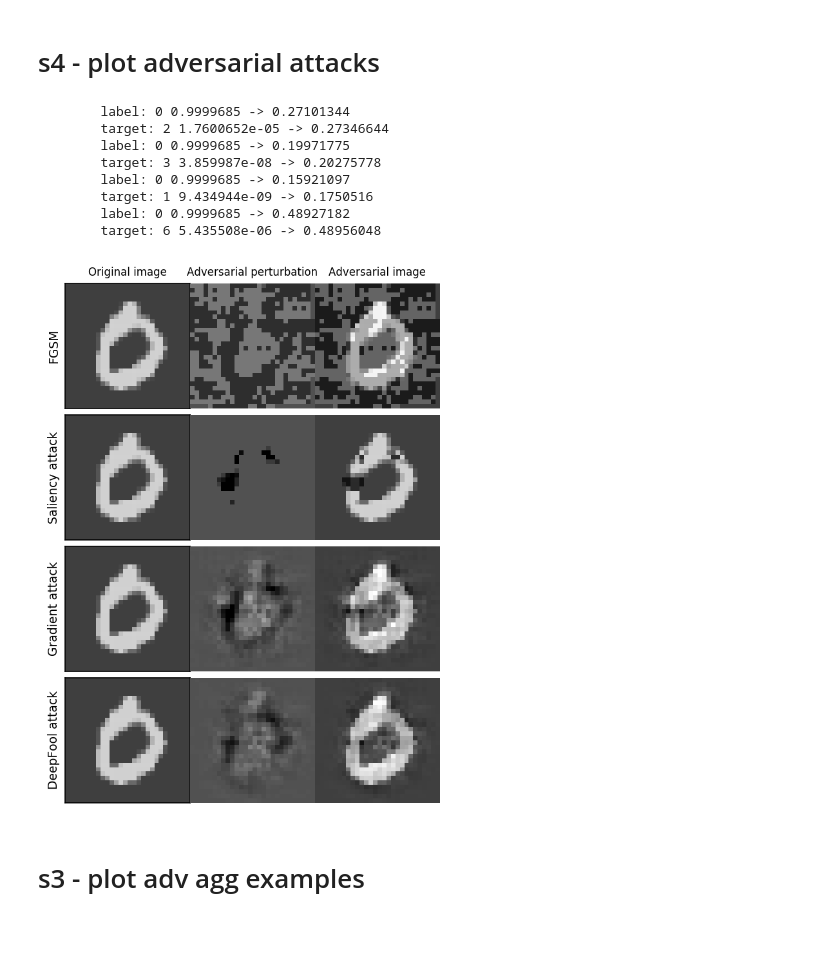
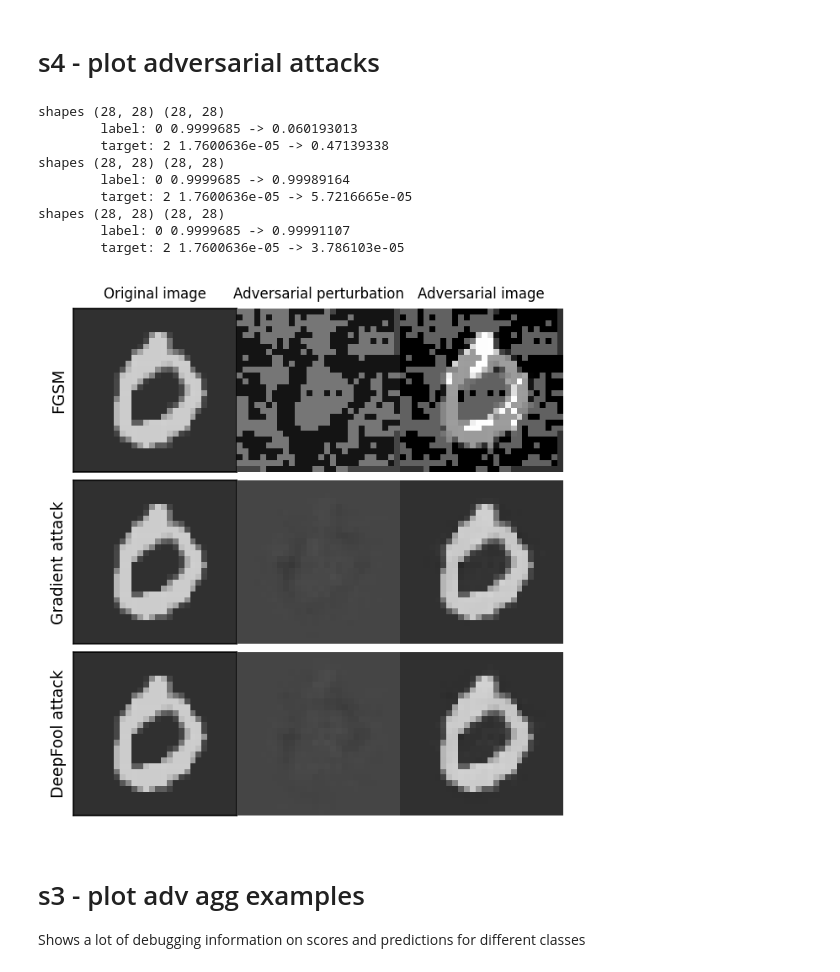
Before and after one commit to csinva/hierarchical-dnn-interpretations, a Jupyter notebook: reproduce_figs/mnist_figs3,s4.ipynb, the cells around one changed output. Drawn from its saved outputs; the diff is of its cells as text; code cells hidden in the pictures; blank space fills up the shorter version.

```diff
--- a/reproduce_figs/mnist_figs3,s4.ipynb
+++ b/reproduce_figs/mnist_figs3,s4.ipynb
@@ -111,6 +107,8 @@ plt.show()
 [figure]
 # %%
 def attack_im_num(dset, model, im_num, attack_type, device='cuda'):
+    '''Return adversarially manipulated image
+    '''
     # seed
     np.random.seed(13)
     random.seed(13)
@@ -119,27 +117,28 @@ def attack_im_num(dset, model, im_num, attack_type, device='cuda'):
     im_torch, im_orig, label = dset.get_im_and_label(im_num, device=device)
     pix_min = np.min(im_torch.data.cpu().numpy())
     pix_max = np.max(im_torch.data.cpu().numpy())
-    fmodel = foolbox.models.PyTorchModel(model, bounds=(pix_min-1, pix_max+1),
-                                         num_classes=10, channel_axis=1)
-    if attack_type == 'saliency':
-        attack = foolbox.attacks.SaliencyMapAttack(fmodel) # saliency map attack has some good stuff
-    elif attack_type == 'fgsm':
-        attack = foolbox.attacks.FGSM(fmodel) # saliency map attack has some good stuff
+    fmodel = foolbox.models.PyTorchModel(model, bounds=(pix_min-1, pix_max+1))
+#     if attack_type == 'saliency':
+#         attack = foolbox.attacks.SaliencyMapAttack() # saliency map attack has some good stuff
+    if attack_type == 'fgsm':
+        attack = foolbox.attacks.LinfFastGradientAttack() # saliency map attack has some good stuff
     elif attack_type == 'gradientattack':
-        attack = foolbox.attacks.GradientAttack(fmodel) # saliency map attack has some good stuff
+        attack = foolbox.attacks.L2FastGradientAttack() # saliency map attack has some good stuff
     elif attack_type == 'deepfoolattack':
-        attack = foolbox.attacks.DeepFoolAttack(fmodel) # saliency map attack has some good stuff
+        attack = foolbox.attacks.L2DeepFoolAttack() # saliency map attack has some good stuff
     elif attack_type == 'boundaryattack':
-        attack = foolbox.attacks.BoundaryAttack(fmodel) # saliency map attack has some good stuff
+        attack = foolbox.attacks.BoundaryAttack() # saliency map attack has some good stuff
 
     if attack_type == 'boundaryattack':
-        im_orig_adv = attack(im_torch.data.cpu().numpy()[0], label, log_every_n_steps=10000)
+        _, im_orig_advs, success = attack(fmodel, im_torch,
+                                          torch.LongTensor([label]).to(device), epsilons=[1.0]) #, log_every_n_steps=10000)
     else:
-        im_orig_adv = attack(im_torch.data.cpu().numpy()[0], label)
+        _, im_orig_advs, success = attack(fmodel, im_torch,
+                                          torch.LongTensor([label]).to(device), epsilons=[1.0])
+    im_torch_adv = im_orig_advs[0]
 
     # # set up vars
-    im_torch_adv = torch.from_numpy(np.expand_dims(im_orig_adv, 0)).to(device)
-    im_orig_adv = im_orig_adv[0] # make this 28 x 28
+    im_orig_adv = im_torch_adv.data.cpu().numpy()[0, 0] # make this 28 x 28
 
     # see preds
     pred_orig = model(im_torch).exp().data.cpu().numpy().flatten()
@@ -155,9 +154,9 @@ def attack_im_num(dset, model, im_num, attack_type, device='cuda'):
 # %%
 # attack image in several ways
 im_num = 3
-ats = ['fgsm', 'saliency', 'gradientattack', 'deepfoolattack'] #, 'boundaryattack']
+ats = ['fgsm', 'gradientattack', 'deepfoolattack'] #, 'boundaryattack']
 vals = []
-for attack_type in ats:
+for attack_type in tqdm(ats):
     im_orig, im_torch, im_orig_adv, im_torch_adv, label, target, pred_orig, pred_adv = attack_im_num(dset, model, im_num, attack_type, device=device)
     vals.append((im_orig, im_torch, im_orig_adv, im_torch_adv, label, target, pred_orig, pred_adv))
 
@@ -167,7 +166,7 @@ num_rows = 5
 num_cols = 3
 titsize = 8
 labsize = 9
-att_names = ['FGSM', 'Saliency attack', 'Gradient attack', 'DeepFool attack', 'Boundary attack']
+att_names = ['FGSM', 'Gradient attack', 'DeepFool attack', 'Boundary attack'] # 'Saliency attack',
 
 # find min and max
 vmin = 1000
@@ -181,44 +180,47 @@ for i, attack_type in enumerate(ats):
 
 # plot
 for i, attack_type in enumerate(ats):
     (im_orig, im_torch, im_orig_adv, im_torch_adv, label, target, pred_orig, pred_adv) = vals[i]
 
     plt.subplot(num_rows, num_cols, num_cols * i + 1)
     plt.imshow(im_orig, cmap='gray', vmin=vmin, vmax=vmax)
     plt.gca().xaxis.set_visible(False)
     plt.gca().yaxis.set_ticks([])
     if i == 0:
         plt.title('Original image', fontsize=titsize)
     plt.ylabel(att_names[i], fontsize=labsize)
 
     plt.subplot(num_rows, num_cols, num_cols * i + 2)
+    print('shapes', im_orig_adv.shape, im_orig.shape)
     plt.imshow(im_orig_adv - im_orig, cmap='gray', vmin=vmin, vmax=vmax)
     plt.axis('off')
     if i == 0:
         plt.title('Adversarial perturbation', fontsize=titsize)
 
     plt.subplot(num_rows, num_cols, num_cols * i + 3)
     plt.imshow(im_orig_adv, cmap='gray', vmin=vmin, vmax=vmax)
     plt.axis('off')
     if i == 0:
         plt.title('Adversarial image', fontsize=titsize)
     print('\tlabel:', label, pred_orig[label], '->', pred_adv[label])
     print('\ttarget:', target, pred_orig[target], '->', pred_adv[target])
 
 plt.subplots_adjust(wspace=0, hspace=0)
 plt.show()
 # %% [output]
-        label: 0 0.9999685 -> 0.27101344
-        target: 2 1.7600652e-05 -> 0.27346644
-        label: 0 0.9999685 -> 0.19971775
-        target: 3 3.859987e-08 -> 0.20275778
-        label: 0 0.9999685 -> 0.15921097
-        target: 1 9.434944e-09 -> 0.1750516
-        label: 0 0.9999685 -> 0.48927182
-        target: 6 5.435508e-06 -> 0.48956048
+shapes (28, 28) (28, 28)
+        label: 0 0.9999685 -> 0.060193013
+        target: 2 1.7600636e-05 -> 0.47139338
+shapes (28, 28) (28, 28)
+        label: 0 0.9999685 -> 0.99989164
+        target: 2 1.7600636e-05 -> 5.7216665e-05
+shapes (28, 28) (28, 28)
+        label: 0 0.9999685 -> 0.99991107
+        target: 2 1.7600636e-05 -> 3.786103e-05
-[figure, old version]
+[figure, new version]
 # %% [markdown]
 # s3 - plot adv agg examples
+Shows a lot of debugging information on scores and predictions for different classes
 # %%
 # agg params
 method = 'cd'
```
Also changed, not shown: parts of 4 cells of this notebook, 9 other files.
